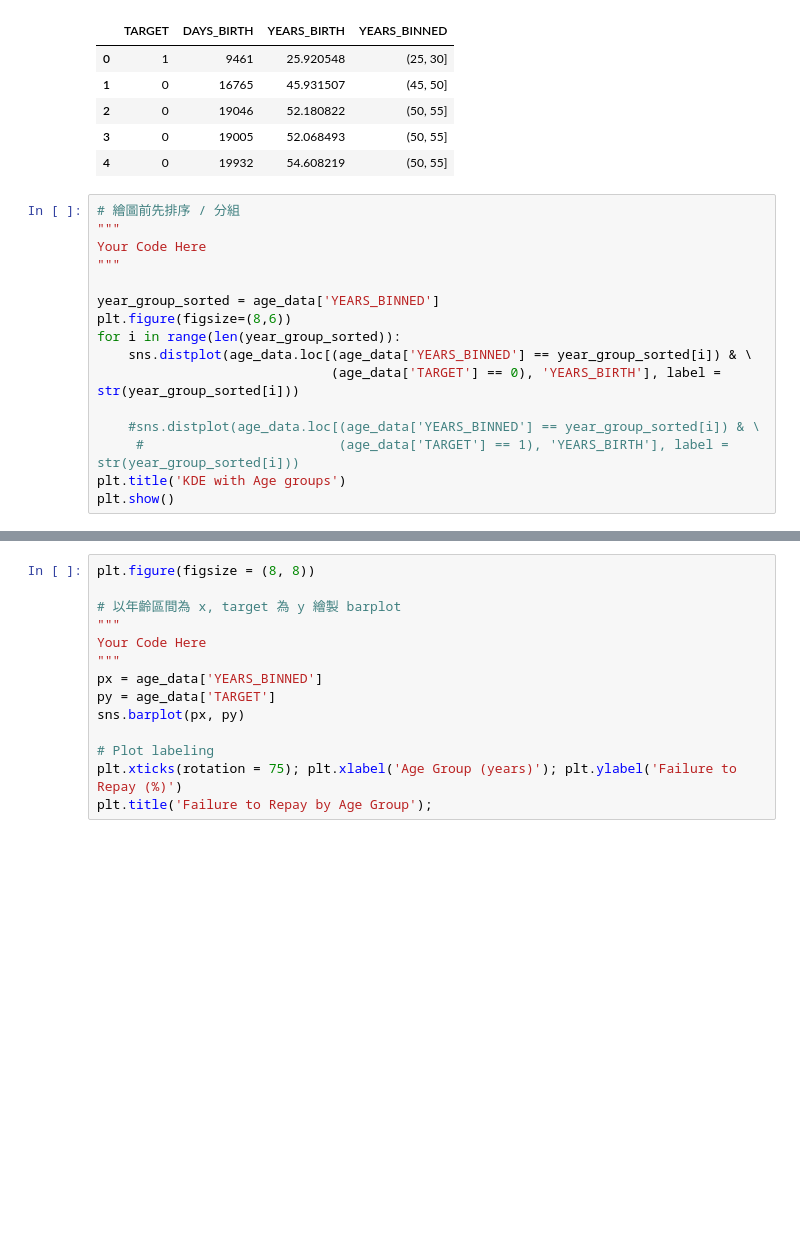
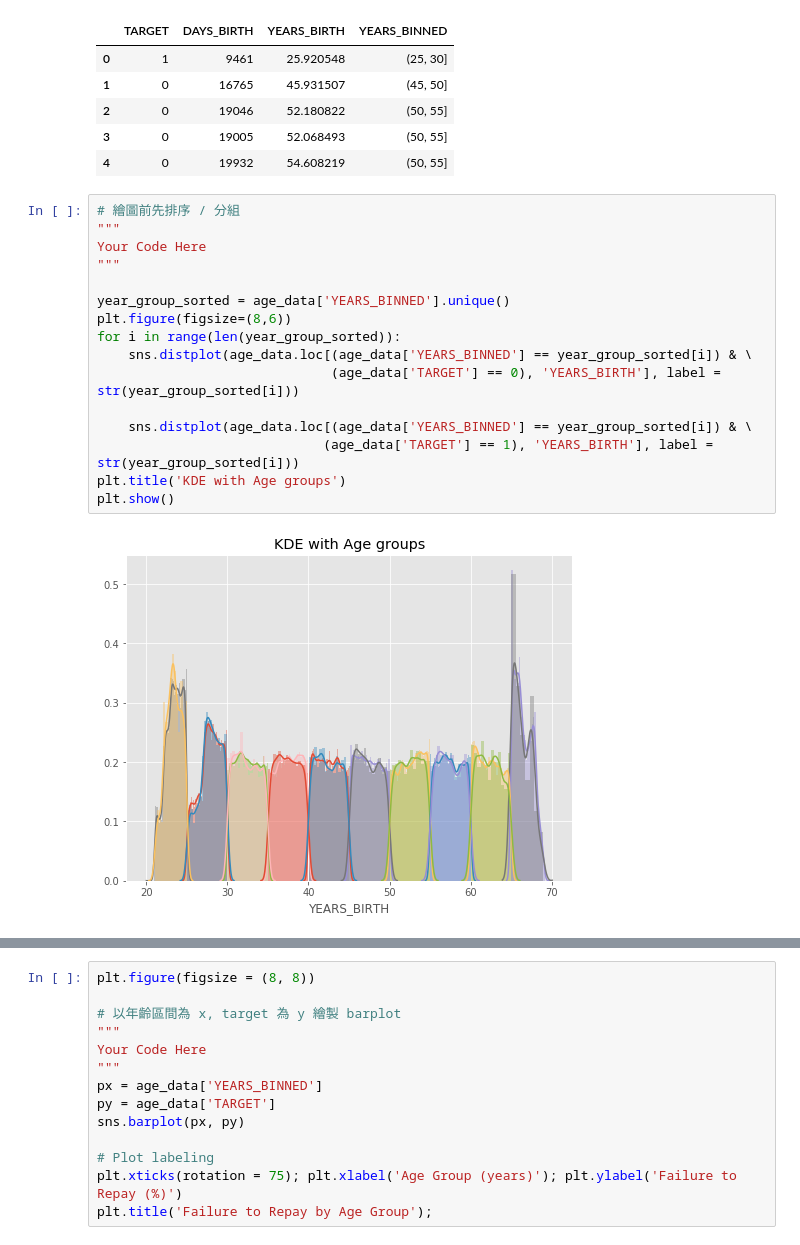
Before and after one commit to jerrymark611/3rd-ML100-Days, a Jupyter notebook: homework/Day_016_HW.ipynb, the cells around one changed output, grey strips where cells are left out. Cells and saved outputs as stored; diff of their text form; blank space fills up the shorter version.

```diff
--- a/homework/Day_016_HW.ipynb
+++ b/homework/Day_016_HW.ipynb
@@ -82,19 +82,21 @@ Name: YEARS_BINNED, dtype: int64
 # %%
 # 繪圖前先排序 / 分組
 """
 Your Code Here
 """
 
-year_group_sorted = age_data['YEARS_BINNED']
+year_group_sorted = age_data['YEARS_BINNED'].unique()
 plt.figure(figsize=(8,6))
 for i in range(len(year_group_sorted)):
     sns.distplot(age_data.loc[(age_data['YEARS_BINNED'] == year_group_sorted[i]) & \
                               (age_data['TARGET'] == 0), 'YEARS_BIRTH'], label = str(year_group_sorted[i]))
 
-    #sns.distplot(age_data.loc[(age_data['YEARS_BINNED'] == year_group_sorted[i]) & \
-     #                         (age_data['TARGET'] == 1), 'YEARS_BIRTH'], label = str(year_group_sorted[i]))
+    sns.distplot(age_data.loc[(age_data['YEARS_BINNED'] == year_group_sorted[i]) & \
+                             (age_data['TARGET'] == 1), 'YEARS_BIRTH'], label = str(year_group_sorted[i]))
 plt.title('KDE with Age groups')
 plt.show()
+# %% [output]
+[figure, added]
 # %%
 # 計算每個年齡區間的 Target、DAYS_BIRTH與 YEARS_BIRTH 的平均值
 age_groups  = age_data.groupby('YEARS_BINNED').mean()
```
Also changed, not shown: parts of 1 cell of this notebook.
